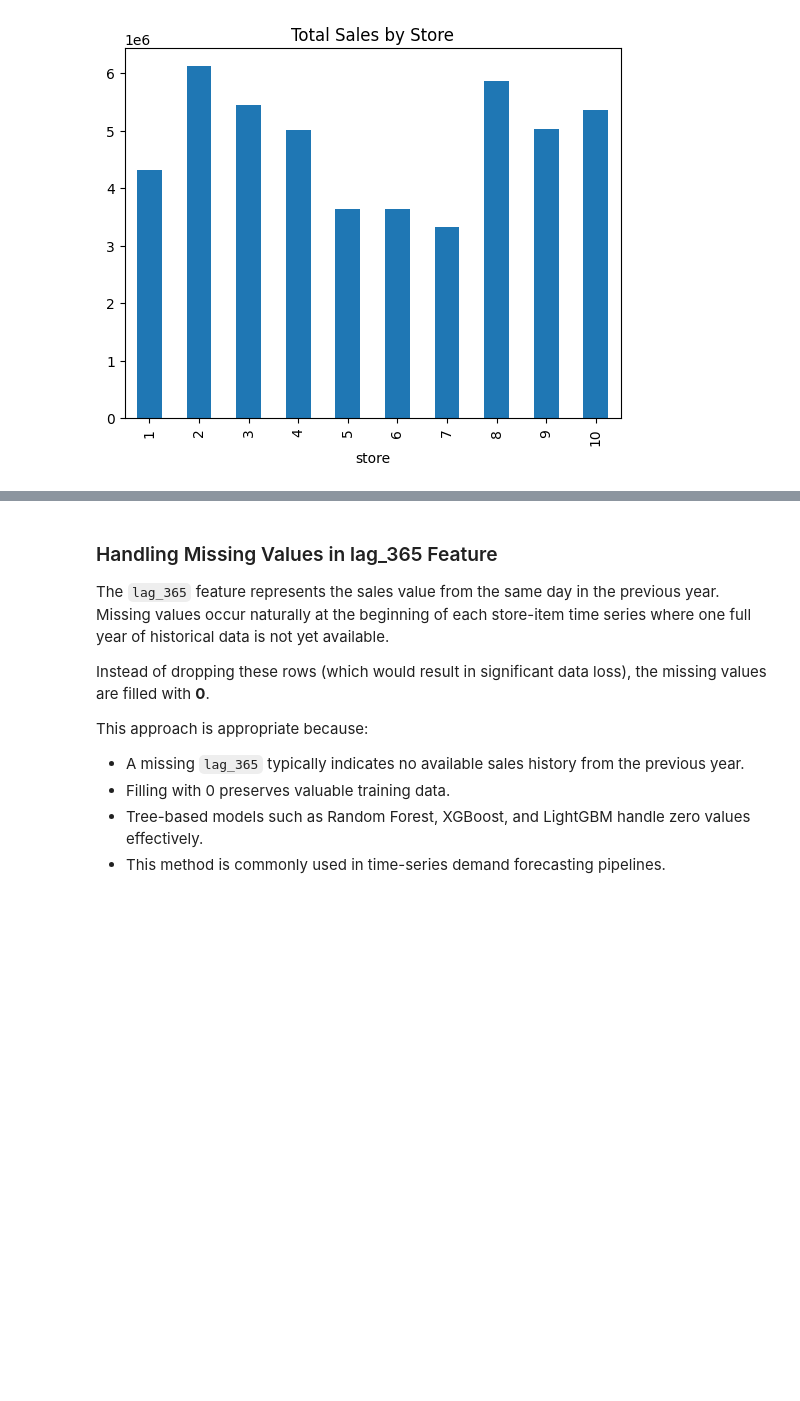
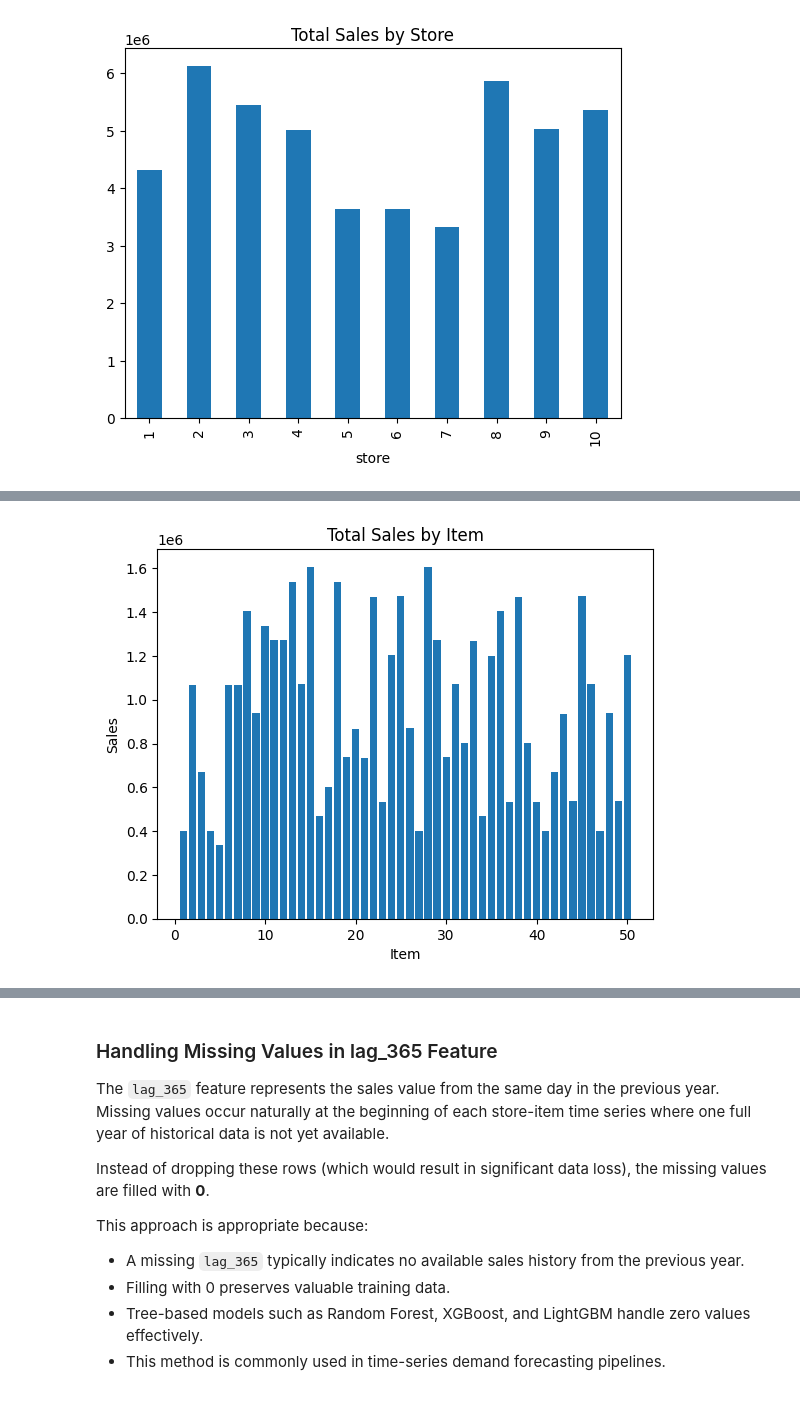
Before and after one commit to SAHIL254/inventory-demand-forecasting, a Jupyter notebook: notebooks/EDA_Inventory_Demand.ipynb, the cells around one changed output, grey strips where cells are left out. Saved outputs shown, nothing was run; the diff lists cells and outputs as text; code cells hidden in the pictures; blank space fills up the shorter version.

```diff
--- a/notebooks/EDA_Inventory_Demand.ipynb
+++ b/notebooks/EDA_Inventory_Demand.ipynb
@@ -334,3 +334,9 @@ plt.show()
 # %% [output]
 30.0 70.0 40.0 -30.0 130.0
 [figure]
+# %%
+# Basic features
+df['year'] = df['date'].dt.year
+df['quarter'] = df['date'].dt.quarter
+
+print(df.head())
@@ -336,0 +357,13 @@ plt.show()
+# %%
+# 🔹 1. Sales by Item (Bar Chart)
+
+sales_by_item = df.groupby('item')['sales'].sum()
+
+plt.figure()
+plt.bar(sales_by_item.index, sales_by_item.values)
+plt.title("Total Sales by Item")
+plt.xlabel("Item")
+plt.ylabel("Sales")
+plt.show()
+# %% [output]
+[figure, added]
```
Also changed, not shown: parts of 10 cells of this notebook, 2 other files.
